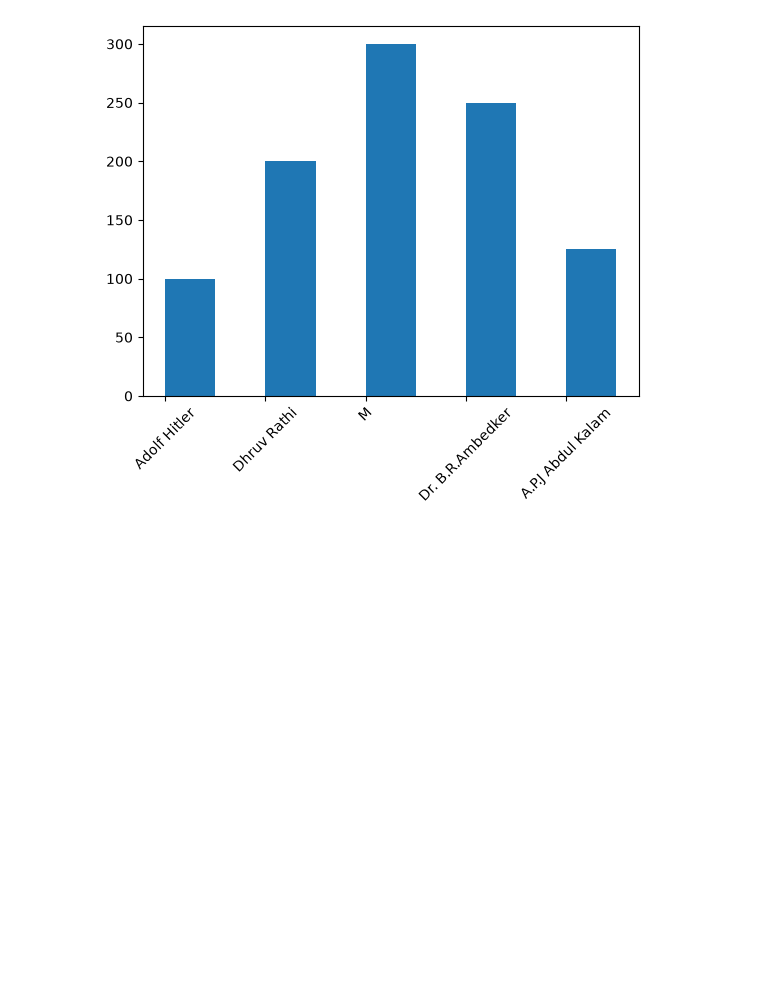
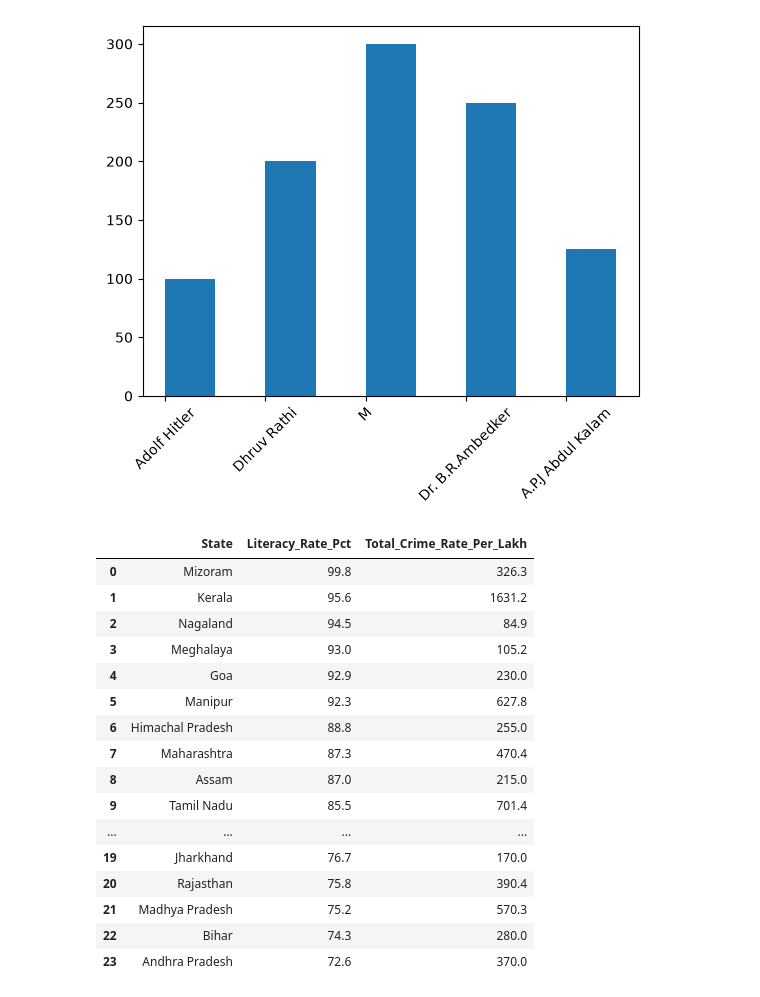
Before and after one commit to Anuragpathak08/Data-analysis-m3, a Jupyter notebook: tut06_matplotlib/tut004.ipynb, the cells around one changed output. Cells and saved outputs as stored; diff of their text form; code cells hidden in the pictures; blank space fills up the shorter version.

```diff
--- a/tut06_matplotlib/tut004.ipynb
+++ b/tut06_matplotlib/tut004.ipynb
@@ -11,3 +11,48 @@ plt.xticks(rotation = 45)
 plt.show()
 # %% [output]
 [figure]
+# %%
+data = {
+    "State": [
+        "Mizoram", "Kerala", "Nagaland", "Meghalaya", "Goa", "Manipur",
+        "Himachal Pradesh", "Maharashtra", "Assam", "Tamil Nadu", "Haryana",
+        "Gujarat", "Punjab", "Karnataka", "West Bengal", "Odisha",
+        "Chhattisgarh", "Uttar Pradesh", "Telangana", "Jharkhand",
+        "Rajasthan", "Madhya Pradesh", "Bihar", "Andhra Pradesh"
+    ],
+    "Literacy_Rate_Pct": [
+        99.8, 95.6, 94.5, 93.0, 92.9, 92.3,
+        88.8, 87.3, 87.0, 85.5, 84.8,
+        84.6, 83.4, 82.7, 82.6, 79.0,
+        78.5, 78.2, 76.9, 76.7,
+        75.8, 75.2, 74.3, 72.6
+    ],
+    "Total_Crime_Rate_Per_Lakh": [
+        326.3, 1631.2, 84.9, 105.2, 230.0, 627.8,
+        255.0, 470.4, 215.0, 701.4, 740.0,
+        760.0, 240.0, 315.8, 180.0, 430.0,
+        390.0, 335.0, 481.6, 170.0,
+        390.4, 570.3, 280.0, 370.0
+    ],
+}
+
+df = pd.DataFrame(data)
+df
+# %% [output]
+|  | State | Literacy_Rate_Pct | Total_Crime_Rate_Per_Lakh |
+| 0 | Mizoram | 99.8 | 326.3 |
+| 1 | Kerala | 95.6 | 1631.2 |
+| 2 | Nagaland | 94.5 | 84.9 |
+| 3 | Meghalaya | 93.0 | 105.2 |
+| 4 | Goa | 92.9 | 230.0 |
+| 5 | Manipur | 92.3 | 627.8 |
+| 6 | Himachal Pradesh | 88.8 | 255.0 |
+| 7 | Maharashtra | 87.3 | 470.4 |
+| 8 | Assam | 87.0 | 215.0 |
+| 9 | Tamil Nadu | 85.5 | 701.4 |
+| ... | ... | ... | ... |
+| 19 | Jharkhand | 76.7 | 170.0 |
+| 20 | Rajasthan | 75.8 | 390.4 |
+| 21 | Madhya Pradesh | 75.2 | 570.3 |
+| 22 | Bihar | 74.3 | 280.0 |
+| 23 | Andhra Pradesh | 72.6 | 370.0 |
```
Also changed, not shown: parts of 3 cells of this notebook.
